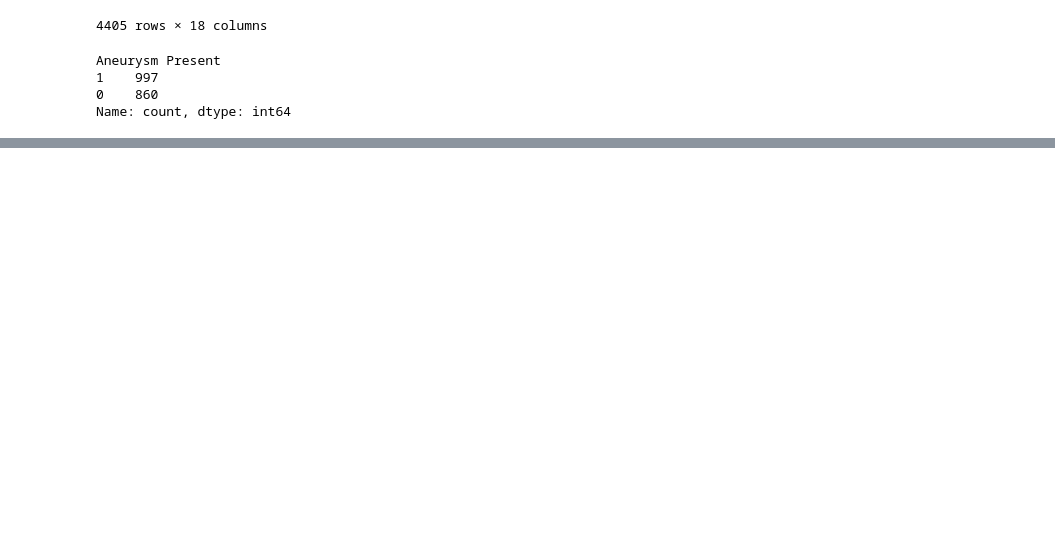
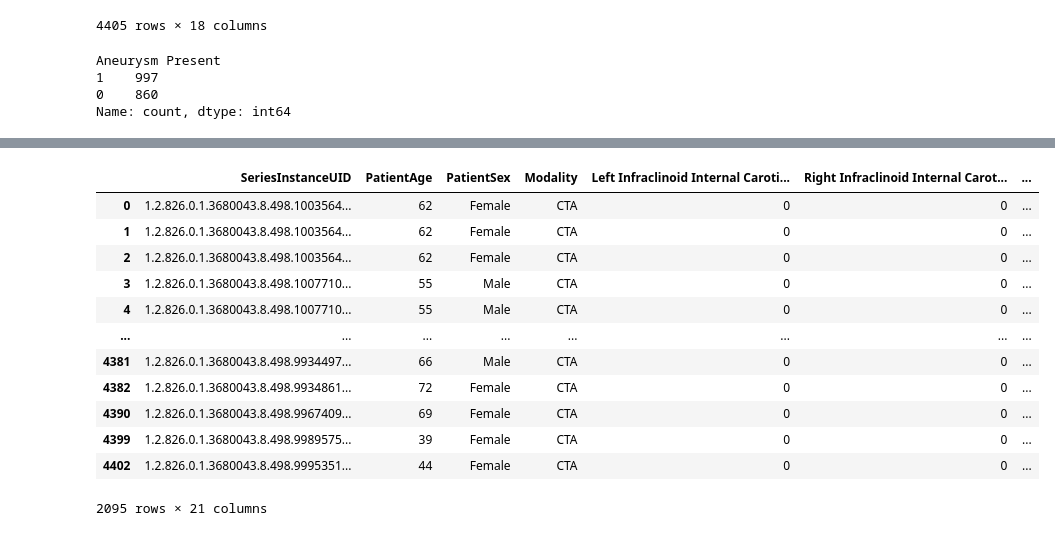
Before and after one commit to BhaveshSolanki32/Aneurysm_detection, a Jupyter notebook: train_data.ipynb, the cells around one changed output, grey strips where cells are left out. Saved outputs shown, nothing was run; the diff lists cells and outputs as text; code cells hidden in the pictures; blank space fills up the shorter version.

```diff
--- a/train_data.ipynb
+++ b/train_data.ipynb
@@ -312,0 +411,17 @@ Name: count, dtype: int64
+# %%
+master_df = pd.concat([master_df,neg_cases])
+master_df
+# %% [output]
+|  | SeriesInstanceUID | PatientAge | PatientSex | Modality | Left Infraclinoid Internal Caroti... | Right Infraclinoid Internal Carot... | ... |
+| 0 | 1.2.826.0.1.3680043.8.498.1003564... | 62 | Female | CTA | 0 | 0 | ... |
+| 1 | 1.2.826.0.1.3680043.8.498.1003564... | 62 | Female | CTA | 0 | 0 | ... |
+| 2 | 1.2.826.0.1.3680043.8.498.1003564... | 62 | Female | CTA | 0 | 0 | ... |
+| 3 | 1.2.826.0.1.3680043.8.498.1007710... | 55 | Male | CTA | 0 | 0 | ... |
+| 4 | 1.2.826.0.1.3680043.8.498.1007710... | 55 | Male | CTA | 0 | 0 | ... |
+| ... | ... | ... | ... | ... | ... | ... | ... |
+| 4381 | 1.2.826.0.1.3680043.8.498.9934497... | 66 | Male | CTA | 0 | 0 | ... |
+| 4382 | 1.2.826.0.1.3680043.8.498.9934861... | 72 | Female | CTA | 0 | 0 | ... |
+| 4390 | 1.2.826.0.1.3680043.8.498.9967409... | 69 | Female | CTA | 0 | 0 | ... |
+| 4399 | 1.2.826.0.1.3680043.8.498.9989575... | 39 | Female | CTA | 0 | 0 | ... |
+| 4402 | 1.2.826.0.1.3680043.8.498.9995351... | 44 | Female | CTA | 0 | 0 | ... |
+2095 rows × 21 columns
```
Also changed, not shown: parts of 12 cells of this notebook, 7 other files.
